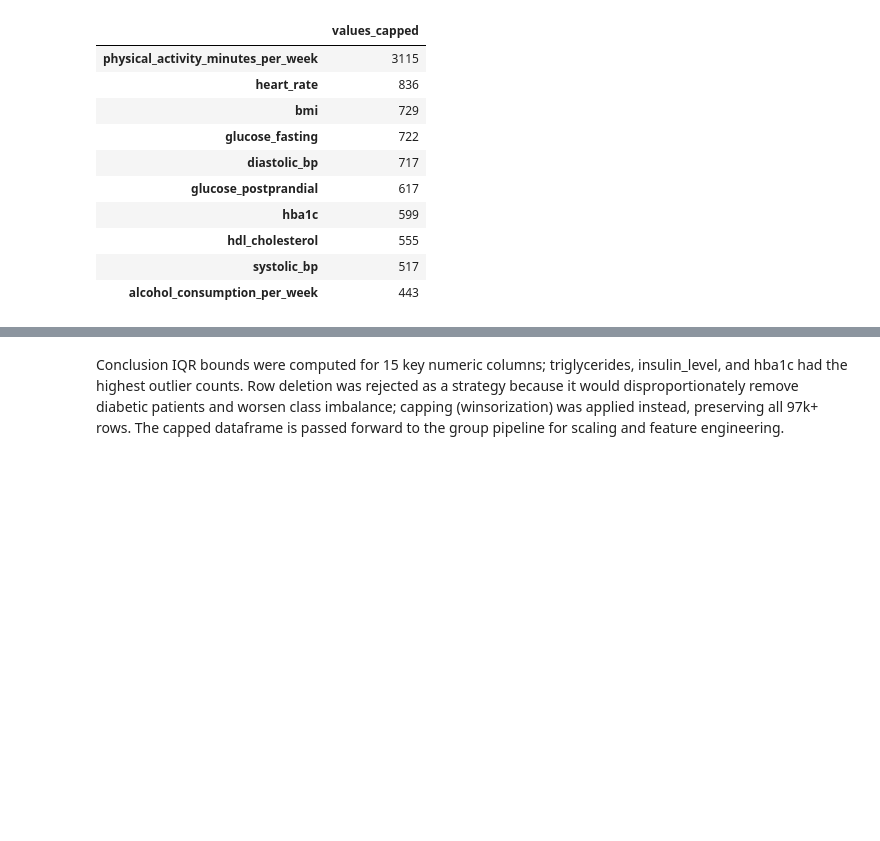
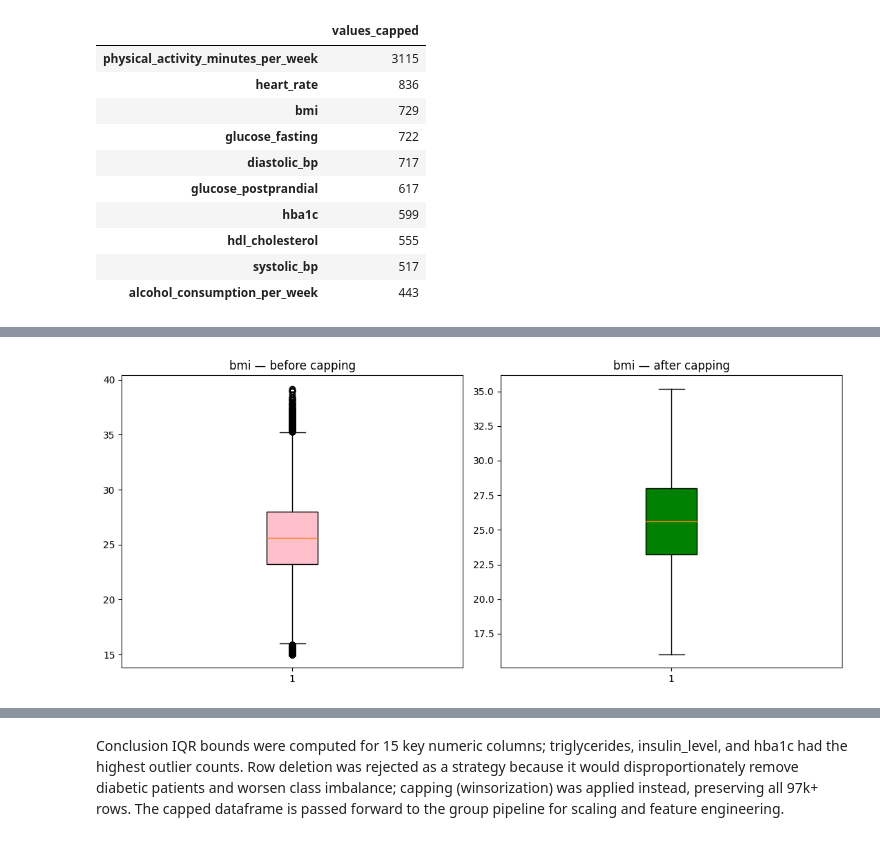
Before and after one commit to FaijAhamed-ML/Diabetics-prediction-supervised-machine-learning-project, a Jupyter notebook: 2026-Y2-S1-MLB-WEB2G1-02/notebooks/03.IT25101492_Outlier_Removal.ipynb, the cells around one changed output, grey strips where cells are left out. Cells and saved outputs as stored; diff of their text form; code cells hidden in the pictures; blank space fills up the shorter version.

```diff
--- a/2026-Y2-S1-MLB-WEB2G1-02/notebooks/03.IT25101492_Outlier_Removal.ipynb
+++ b/2026-Y2-S1-MLB-WEB2G1-02/notebooks/03.IT25101492_Outlier_Removal.ipynb
@@ -143,0 +166,11 @@ plt.show()
+# %%
+fig, axes3 = plt.subplots(1, 2, figsize=(11, 5))
+axes3[0].boxplot(df['bmi'], patch_artist=True, boxprops=dict(facecolor='pink'))
+axes3[0].set_title('bmi — before capping')
+axes3[1].boxplot(df_treated['bmi'], patch_artist=True, boxprops=dict(facecolor='green'))
+axes3[1].set_title('bmi — after capping')
+plt.tight_layout()
+plt.savefig('../results/eda_visualizations/outlier_before_after_capping_bmi.png', dpi=120)
+plt.show()
+# %% [output]
+[figure, added]
```
Also changed, not shown: parts of 4 cells of this notebook, 6 other files.
